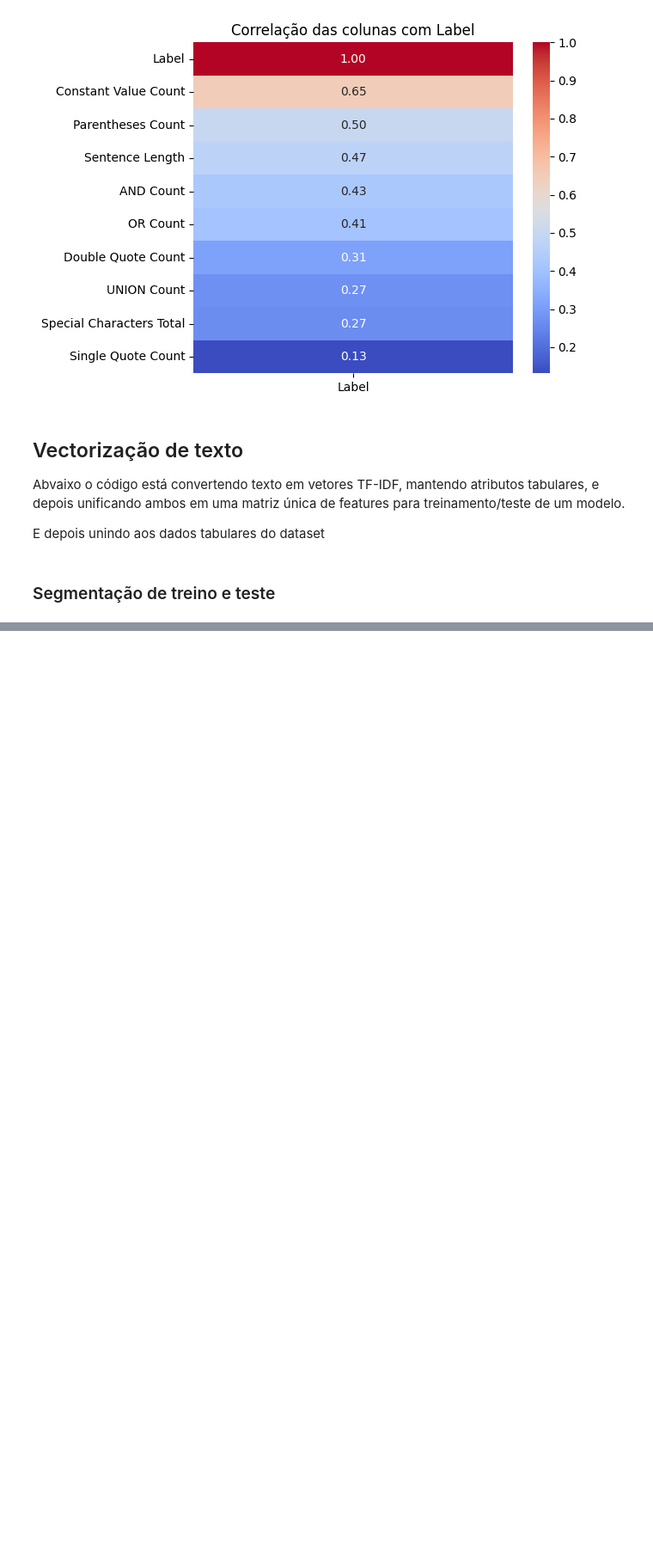
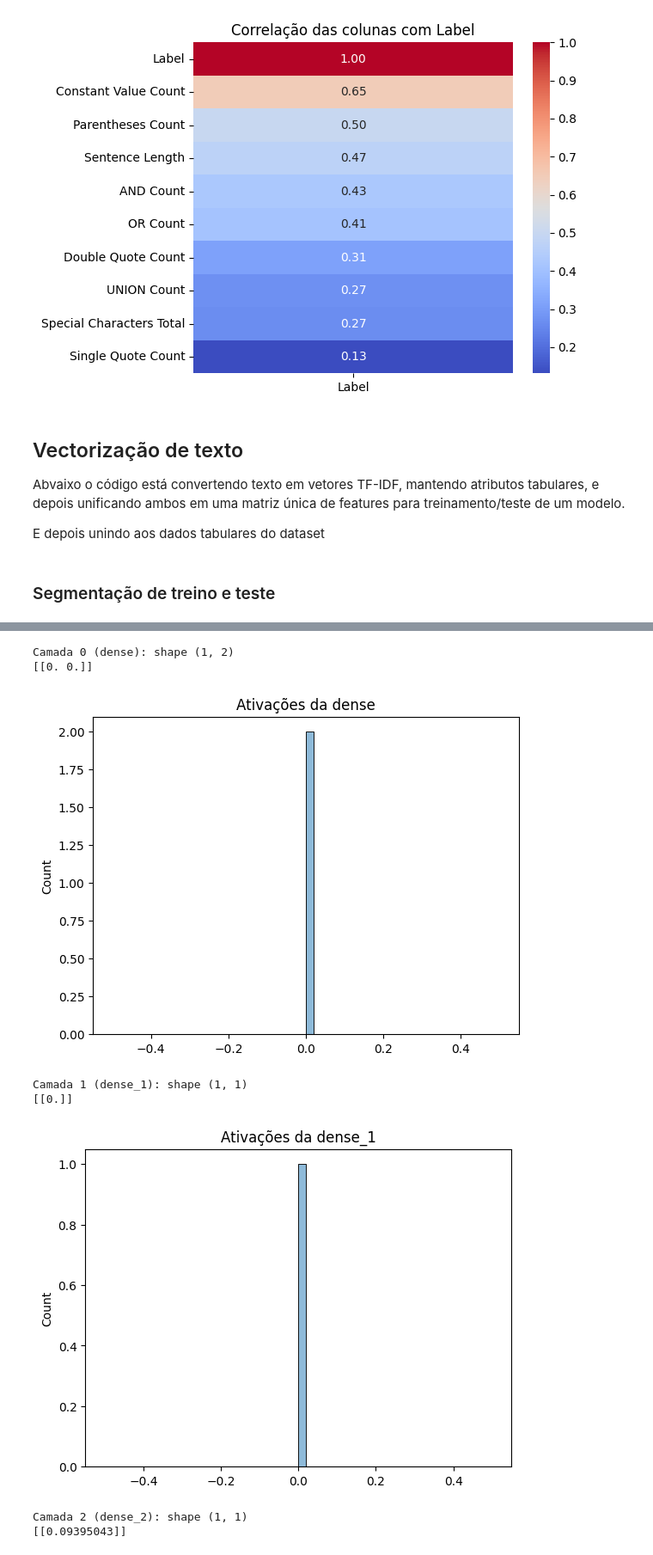
Before and after one commit to Pedro-IFC/RNA, a Jupyter notebook: RNA.ipynb, the cells around one changed output, grey strips where cells are left out. Shown: that part at 86% size. Drawn from its saved outputs; the diff is of its cells as text; code cells hidden in the pictures; blank space fills up the shorter version.

```diff
--- a/RNA.ipynb
+++ b/RNA.ipynb
@@ -60,12 +56,13 @@ Abvaixo o código está convertendo texto em vetores TF-IDF, mantendo atributos
 
 E depois unindo aos dados tabulares do dataset
 # %%
-vectorizer = TfidfVectorizer(max_features=100)
+vectorizer = TfidfVectorizer(max_features=300)
 x_query = vectorizer.fit_transform(df["Query"]).toarray()
 
 x_tabular = df.drop(columns=["Label", "Query"]).values
 
-x = np.hstack([x_query, x_tabular])
+#x = np.hstack([x_query, x_tabular])
+x = np.hstack([x_tabular])
 # %% [markdown]
 ### Segmentação de treino e teste
 # %%
@@ -73,7 +72,8 @@ x_train, x_test, y_train, y_test = train_test_split(x,y, test_size=0.3, random_s
 # %%
 mlp = Sequential()
-mlp.add(Input(shape=(x_train.shape[1],)))
-mlp.add(Dense(4, activation='relu'))
+mlp.add(InputLayer(shape=(x_train.shape[1],)))
+mlp.add(Dense(2, activation='relu'))
+mlp.add(Dense(1, activation='relu'))
 mlp.add(Dense(1, activation='sigmoid'))
 # %%
 mlp.summary()
@@ -80,4 +94,4 @@ mlp.summary()
 # %%
 mlp.compile(loss="binary_crossentropy", optimizer="adam", metrics = ['accuracy'])
 # %%
-mlp.fit(x_train, y_train, epochs=20, verbose=1)
+mlp.fit(x_train, y_train, epochs=5, verbose=0)
@@ -101,0 +125,27 @@ plt.show()
+# %%
+import matplotlib.pyplot as plt
+import seaborn as sns
+
+def plot_distribution(data, title):
+    sns.histplot(data.flatten(), bins=50, kde=True)
+    plt.title(title)
+    plt.show()
+
+
+sample_input = x_train[:1]
+x = sample_input
+
+for i, layer in enumerate(mlp.layers):
+    x = layer(x)
+    print(f"Camada {i} ({layer.name}): shape {x.shape}")
+    print(x.numpy())
+    plot_distribution(x.numpy(), f"Ativações da {layer.name}")
+# %% [output]
+Camada 0 (dense): shape (1, 2)
+[[0. 0.]]
+[figure, added]
+Camada 1 (dense_1): shape (1, 1)
+[[0.]]
+[figure, added]
+Camada 2 (dense_2): shape (1, 1)
+[[0.09395043]]
```
Also changed, not shown: parts of 9 cells of this notebook.
